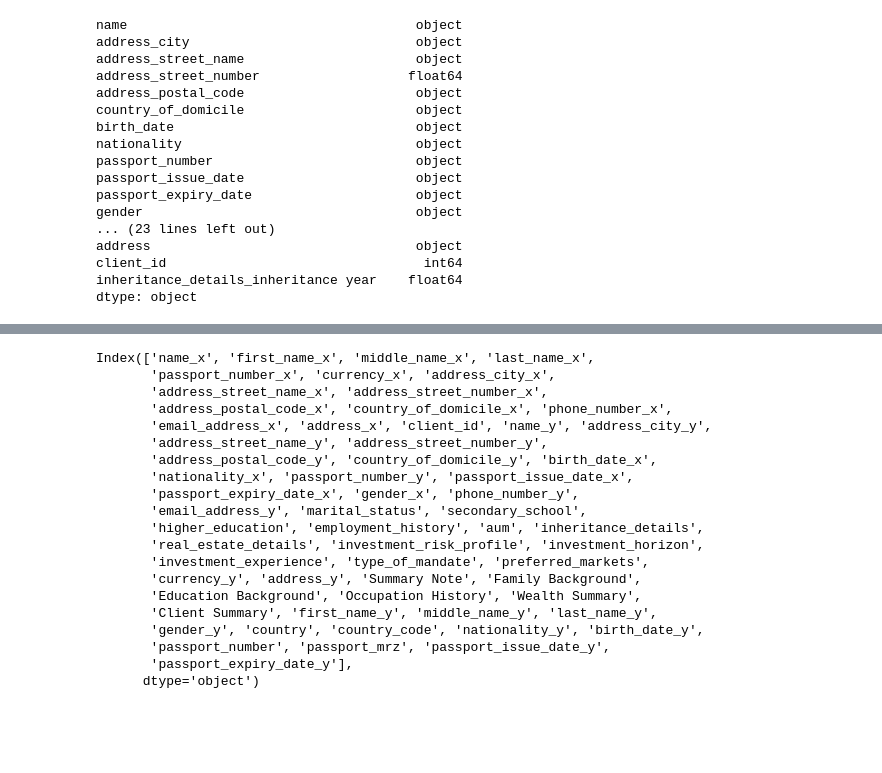
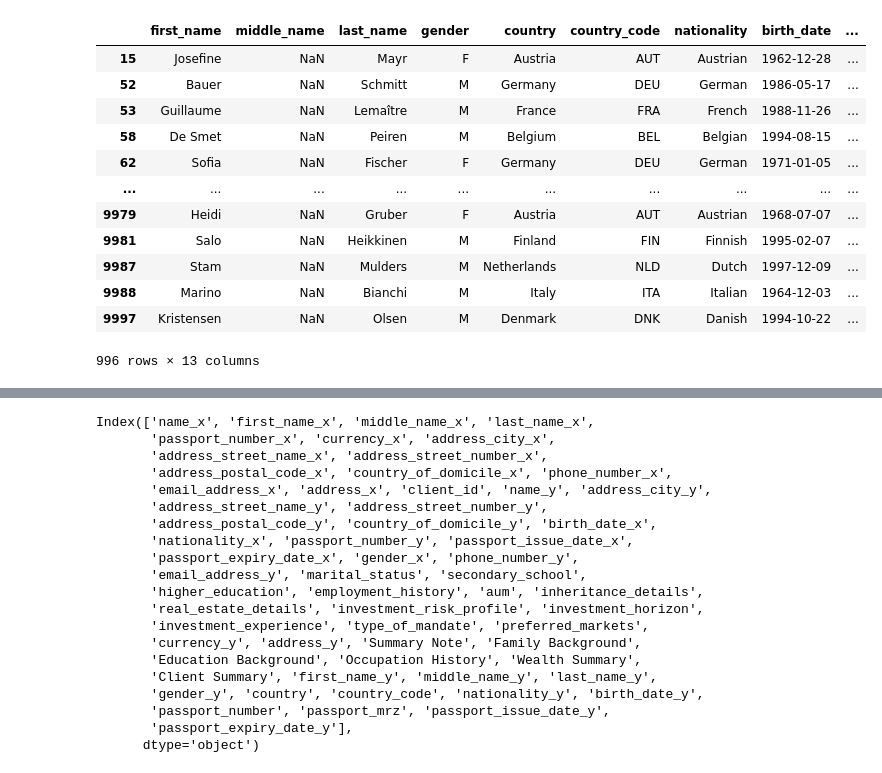
Before and after one commit to Daria-Oni/ladybugs-jb-dt, a Jupyter notebook: solution.ipynb, the cells around one changed output, grey strips where cells are left out. Cells and saved outputs as stored; diff of their text form; code cells hidden in the pictures; blank space fills up the shorter version.

Commit message:
Added the checks for profile and the passport

```diff
--- a/solution.ipynb
+++ b/solution.ipynb
@@ -11,22 +12,18 @@ df_passport = pd.read_csv('passport.csv')
-# %%
-df_profile.dtypes
-# %% [output]
-name                                     object
-address_city                             object
-address_street_name                      object
-address_street_number                   float64
-address_postal_code                      object
-country_of_domicile                      object
-birth_date                               object
-nationality                              object
-passport_number                          object
-passport_issue_date                      object
-passport_expiry_date                     object
-gender                                   object
-... (23 lines left out)
-address                                  object
-client_id                                 int64
-inheritance_details_inheritance year    float64
-dtype: object
+# %%
+df_passport.loc[df_passport['middle_name'].isna()]
+# %% [output]
+|  | first_name | middle_name | last_name | gender | country | country_code | nationality | birth_date | ... |
+| 15 | Josefine | NaN | Mayr | F | Austria | AUT | Austrian | 1962-12-28 | ... |
+| 52 | Bauer | NaN | Schmitt | M | Germany | DEU | German | 1986-05-17 | ... |
+| 53 | Guillaume | NaN | Lemaître | M | France | FRA | French | 1988-11-26 | ... |
+| 58 | De Smet | NaN | Peiren | M | Belgium | BEL | Belgian | 1994-08-15 | ... |
+| 62 | Sofia | NaN | Fischer | F | Germany | DEU | German | 1971-01-05 | ... |
+| ... | ... | ... | ... | ... | ... | ... | ... | ... | ... |
+| 9979 | Heidi | NaN | Gruber | F | Austria | AUT | Austrian | 1968-07-07 | ... |
+| 9981 | Salo | NaN | Heikkinen | M | Finland | FIN | Finnish | 1995-02-07 | ... |
+| 9987 | Stam | NaN | Mulders | M | Netherlands | NLD | Dutch | 1997-12-09 | ... |
+| 9988 | Marino | NaN | Bianchi | M | Italy | ITA | Italian | 1964-12-03 | ... |
+| 9997 | Kristensen | NaN | Olsen | M | Denmark | DNK | Danish | 1994-10-22 | ... |
+996 rows × 13 columns
 # %%
 # Creating the pipeline for initial checks
```
Also changed, not shown: parts of 4 cells of this notebook, 6 other files.
